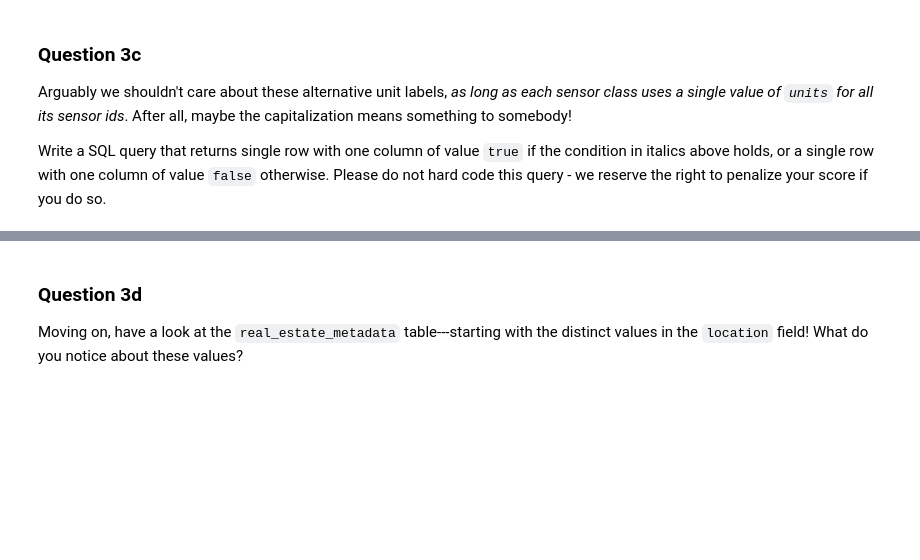
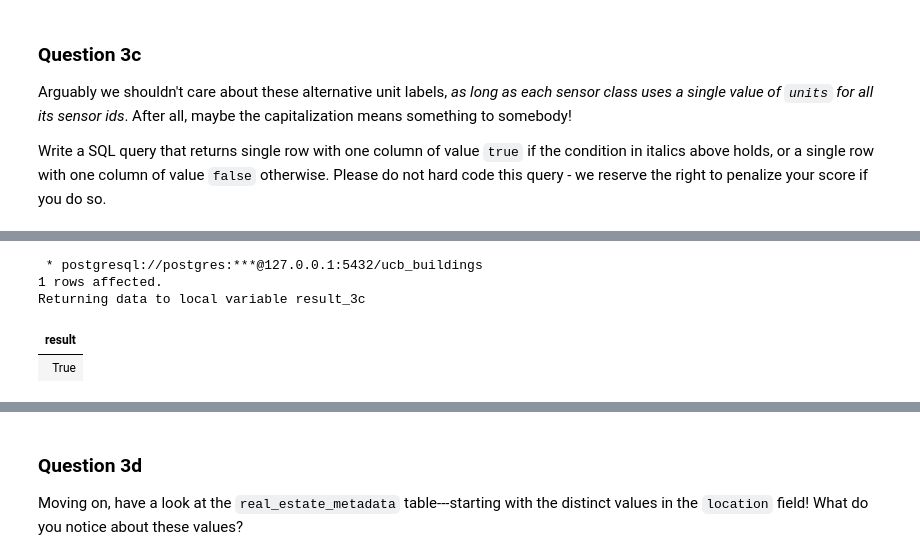
Before and after one commit to nhatanhcd2169/data101-fa22, a Jupyter notebook: proj/proj3/proj3.ipynb, the cells around one changed output, grey strips where cells are left out. Drawn from its saved outputs; the diff is of its cells as text; code cells hidden in the pictures; blank space fills up the shorter version.

```diff
--- a/proj/proj3/proj3.ipynb
+++ b/proj/proj3/proj3.ipynb
@@ -466,3 +486,31 @@ points: 0
+# %%
+%%sql result_3c <<
+SELECT
+    CASE
+        WHEN COUNT(*) > 1 THEN false
+        ELSE true
+    END as result
+FROM (
+    SELECT
+        class,
+        CASE
+            WHEN COUNT(distinct units) > 1 THEN false
+            ELSE true
+        END as is_unique
+    FROM metadata
+    GROUP BY class
+) sub
+WHERE NOT is_unique
+LIMIT 1;
+# %% [output]
+ * postgresql://postgres:***@127.0.0.1:5432/ucb_buildings
+1 rows affected.
+Returning data to local variable result_3c
+# %%
+result_3c
+# %% [output]
+| result |
+| True |
 # %% [markdown]
 <!-- END QUESTION -->
 
```
Also changed, not shown: parts of 29 cells of this notebook.
